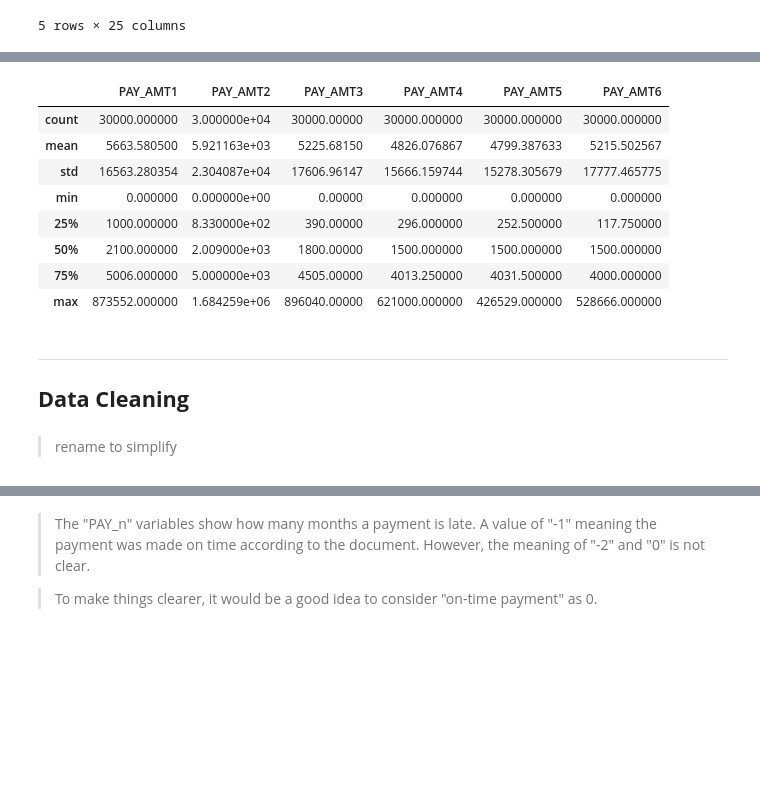
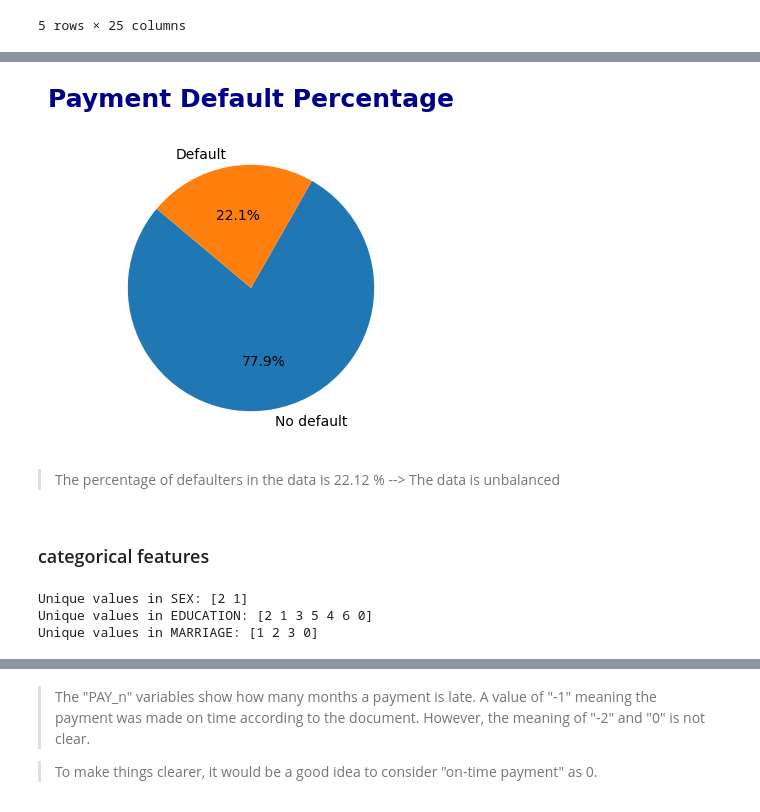
Before and after one commit to skander951/Default-of-Credit-Card-Clients, a Jupyter notebook: default-of-credit-card-clients.ipynb, the cells around one changed output, grey strips where cells are left out. Cells and saved outputs as stored; diff of their text form; code cells hidden in the pictures; blank space fills up the shorter version.

```diff
--- a/default-of-credit-card-clients.ipynb
+++ b/default-of-credit-card-clients.ipynb
@@ -111,18 +74 @@ df[['BILL_AMT1', 'BILL_AMT2', 'BILL_AMT3', 'BILL_AMT4', 'BILL_AMT5', 'BILL_AMT6'
-# %%
-df[['PAY_AMT1', 'PAY_AMT2', 'PAY_AMT3', 'PAY_AMT4', 'PAY_AMT5', 'PAY_AMT6']].describe()
-# %% [output]
-|  | PAY_AMT1 | PAY_AMT2 | PAY_AMT3 | PAY_AMT4 | PAY_AMT5 | PAY_AMT6 |
-| count | 30000.000000 | 3.000000e+04 | 30000.00000 | 30000.000000 | 30000.000000 | 30000.000000 |
-| mean | 5663.580500 | 5.921163e+03 | 5225.68150 | 4826.076867 | 4799.387633 | 5215.502567 |
-| std | 16563.280354 | 2.304087e+04 | 17606.96147 | 15666.159744 | 15278.305679 | 17777.465775 |
-| min | 0.000000 | 0.000000e+00 | 0.00000 | 0.000000 | 0.000000 | 0.000000 |
-| 25% | 1000.000000 | 8.330000e+02 | 390.00000 | 296.000000 | 252.500000 | 117.750000 |
-| 50% | 2100.000000 | 2.009000e+03 | 1800.00000 | 1500.000000 | 1500.000000 | 1500.000000 |
-| 75% | 5006.000000 | 5.000000e+03 | 4505.00000 | 4013.250000 | 4031.500000 | 4000.000000 |
-| max | 873552.000000 | 1.684259e+06 | 896040.00000 | 621000.000000 | 426529.000000 | 528666.000000 |
-# %% [markdown]
-_______________________________________________________________________________
-## **Data** **Cleaning**
-# %% [markdown]
-> rename to simplify
 # %%
@@ -129,5 +76,29 @@ _______________________________________________________________________________
 df.rename(columns={"default.payment.next.month": "def_pay",
                     'PAY_0': 'PAY_1'}, inplace=True)
+# %%
+# Analyze the distribution of the target variable 'def_pay'
+label_counts = df['def_pay'].map({0: 'No default', 1: 'Default'}).value_counts()
+plt.figure(figsize=(4, 4))
+plt.pie(label_counts, labels=label_counts.index, autopct='%1.1f%%', startangle=140)
+plt.title('Payment Default Percentage', fontsize=18, fontweight='bold', color='darkblue', pad=20)
+plt.show()
+# %% [output]
+[figure, added]
+# %% [markdown]
+> The percentage of defaulters in the data is 22.12 %
+     --> The data is unbalanced
+# %% [markdown]
+### categorical features
+# %%
+categorical_features = ['SEX', 'EDUCATION', 'MARRIAGE']
+
+# Check unique values for each categorical feature
+for feature in categorical_features:
+    print(f"Unique values in {feature}: {df[feature].unique()}")
+# %% [output]
+Unique values in SEX: [2 1]
+Unique values in EDUCATION: [2 1 3 5 4 6 0]
+Unique values in MARRIAGE: [1 2 3 0]
 # %%
 # changing labels 0,5,6 to 4 which represent other category
 df['EDUCATION'] = df['EDUCATION'].apply(lambda x: 4 if x in [0, 5, 6] else x)
```
Also changed, not shown: parts of 28 cells of this notebook.
